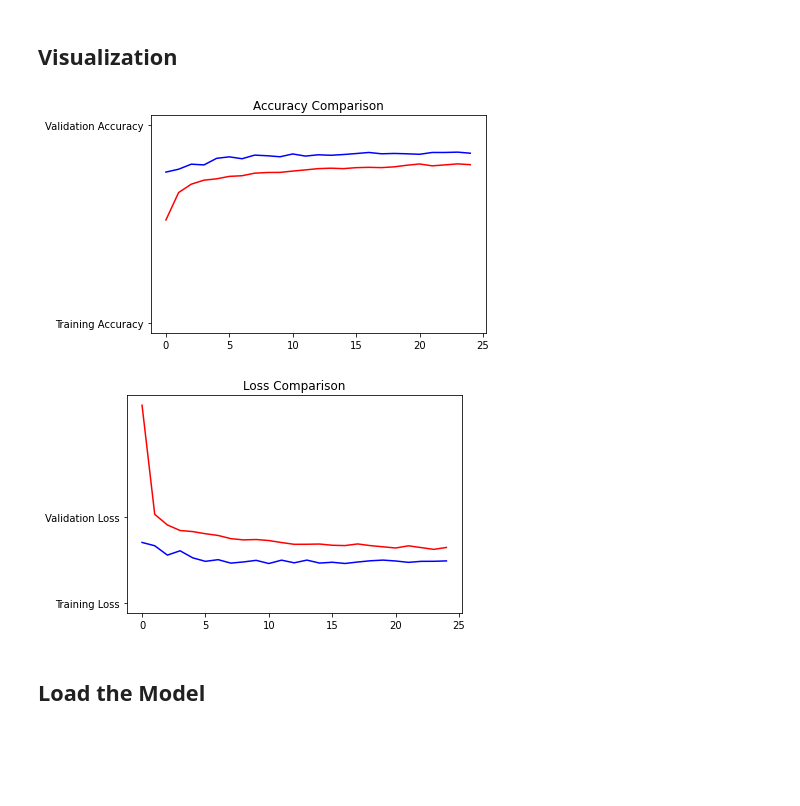
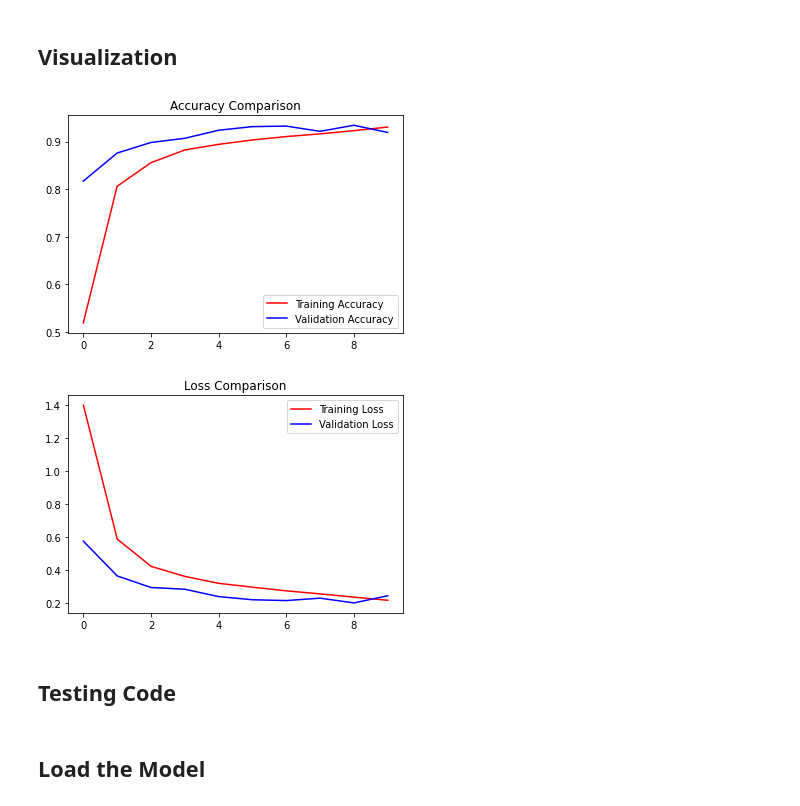
Before and after one commit to Team-Anak-Rektor/ML, a Jupyter notebook: food_classifcation.ipynb, the cells around one changed output. Drawn from its saved outputs; the diff is of its cells as text; code cells hidden in the pictures; blank space fills up the shorter version.

```diff
--- a/food_classifcation.ipynb
+++ b/food_classifcation.ipynb
@@ -108,3 +126,8 @@ def create_final_model(pre_trained_model, last_output):
+# %%
+class Callback(tf.keras.callbacks.Callback):
+    def on_epoch_end(self, epoch, logs={}):
+        if(logs.get('accuracy') >= 0.99):
+          self.model.stop_training = True
 # %% [markdown]
 ## Image Data Generator
 # %%
@@ -124,13 +147,13 @@ def generators(TRAIN_DIR, VAL_DIR):
   ##rotation range until fill_mode values were still placeholder
 
   train_generator = train_datagen.flow_from_directory(directory=TRAIN_DIR,
-                                                      batch_size=100,
+                                                      batch_size=20,
                                                       class_mode='categorical',
-                                                      target_size=(128, 128))
+                                                      target_size=(256, 256))
 
   val_generator = val_datagen.flow_from_directory(directory=VAL_DIR,
-                                                  batch_size=100,
+                                                  batch_size=20,
                                                   class_mode='categorical',
-                                                  target_size=(128, 128))
+                                                  target_size=(256, 256))
 
   return train_generator, val_generator
@@ -137,6 +165,6 @@ def generators(TRAIN_DIR, VAL_DIR):
 # %%
-TRAIN_DIR='/content/drive/MyDrive/C22-PS335: Capstone Project/DATASET/STRUCTURED/RATIO : 0.8/TRAINING'
-VAL_DIR='/content/drive/MyDrive/C22-PS335: Capstone Project/DATASET/STRUCTURED/RATIO : 0.8/VALIDATION'
+TRAIN_DIR='/content/drive/MyDrive/Capstone Project/DATASET/BALANCED/RATIO : 0.8/TRAINING'
+VAL_DIR='/content/drive/MyDrive/Capstone Project/DATASET/BALANCED/RATIO : 0.8/VALIDATION'
 
 # Test the generators
 train_generator, val_generator = generators(TRAIN_DIR, VAL_DIR)
@@ -147,5 +175,5 @@ Found 2396 images belonging to 9 classes.
 ## Train Model
 # %%
 model = create_final_model(pre_trained_model, last_output)
-history = model.fit(train_generator, epochs=25, verbose=1, validation_data=val_generator)
+history = model.fit(train_generator, epochs=40, verbose=1, validation_data=val_generator, callbacks=[Callback()])
 # %% [output]
@@ -171,24 +199,29 @@ Epoch 25/25
 # %%
 acc = history.history['accuracy']
 val_acc = history.history['val_accuracy']
 loss = history.history['loss']
 val_loss = history.history['val_loss']
 
 
 epochs = range(len(acc))
 
 
-plt.plot(epochs, acc, 'r', 'Training Accuracy')
-plt.plot(epochs, val_acc, 'b', 'Validation Accuracy')
+plt.plot(epochs, acc, 'r', label='Training Accuracy')
+plt.plot(epochs, val_acc, 'b', label='Validation Accuracy')
 plt.title('Accuracy Comparison')
+plt.legend()
 plt.show()
+plt.figure()
 print('')
 
 
-plt.plot(epochs, loss, 'r', 'Training Loss')
-plt.plot(epochs, val_loss, 'b', 'Validation Loss')
+plt.plot(epochs, loss, 'r', label='Training Loss')
+plt.plot(epochs, val_loss, 'b', label='Validation Loss')
 plt.title('Loss Comparison')
+plt.legend()
 plt.show()
 # %% [output]
-[figure, old version]
+[figure, new version]
-[figure, old version]
+[figure, new version]
+# %% [markdown]
+## Testing Code
```
Also changed, not shown: parts of 20 cells of this notebook.
